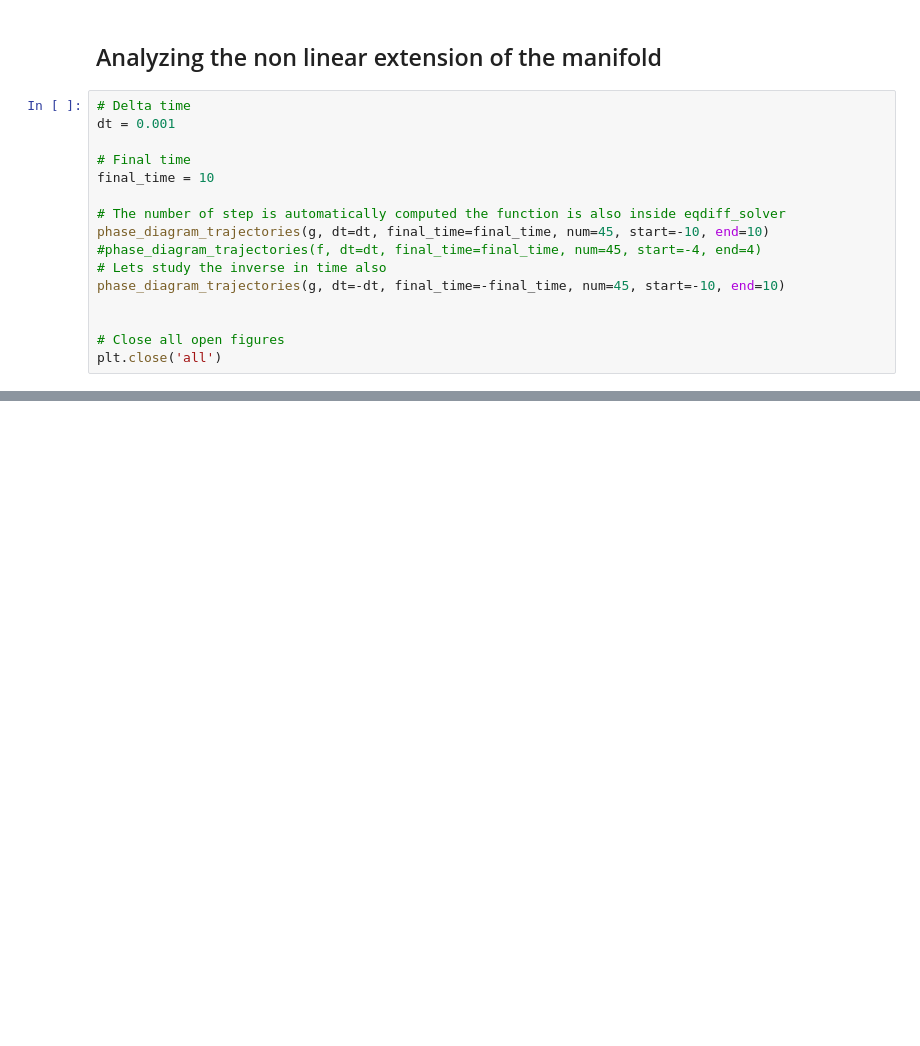
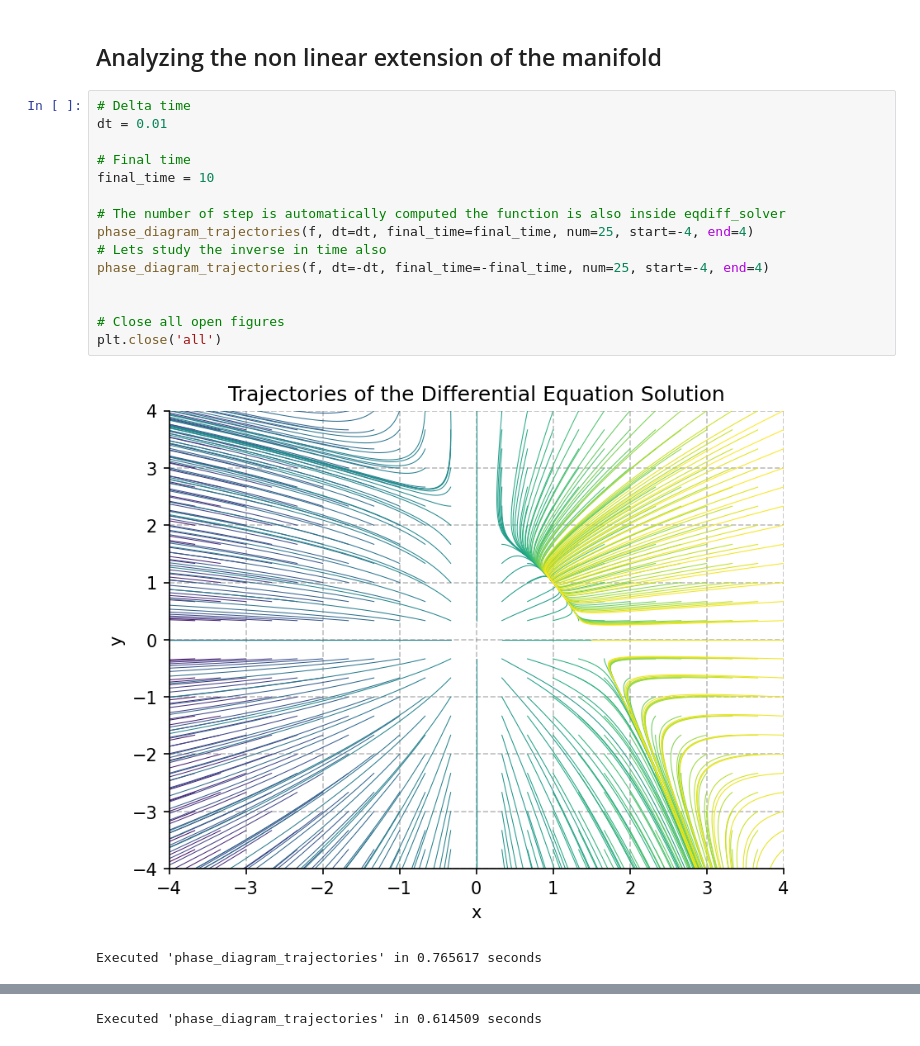
Before and after one commit to Jac-Zac/Dynamic_Systems_Project, a Jupyter notebook: phase_diagram.ipynb, the cells around one changed output, grey strips where cells are left out. Drawn from its saved outputs; the diff is of its cells as text; blank space fills up the shorter version.

```diff
--- a/phase_diagram.ipynb
+++ b/phase_diagram.ipynb
@@ -418,17 +435,19 @@ x
 ## Analyzing the non linear extension of the manifold
 # %%
 # Delta time
-dt = 0.001
+dt = 0.01
 
 # Final time
 final_time = 10
 
 # The number of step is automatically computed the function is also inside eqdiff_solver
-phase_diagram_trajectories(g, dt=dt, final_time=final_time, num=45, start=-10, end=10)
-#phase_diagram_trajectories(f, dt=dt, final_time=final_time, num=45, start=-4, end=4)
+phase_diagram_trajectories(f, dt=dt, final_time=final_time, num=25, start=-4, end=4)
 # Lets study the inverse in time also
-phase_diagram_trajectories(g, dt=-dt, final_time=-final_time, num=45, start=-10, end=10)
+phase_diagram_trajectories(f, dt=-dt, final_time=-final_time, num=25, start=-4, end=4)
 
 
 # Close all open figures
 plt.close('all')
+# %% [output]
+[figure, added]
+Executed 'phase_diagram_trajectories' in 0.765617 seconds
@@ -434,0 +455 @@ plt.close('all')
+Executed 'phase_diagram_trajectories' in 0.614509 seconds
```
Also changed, not shown: parts of 12 cells of this notebook, 1 other file.
